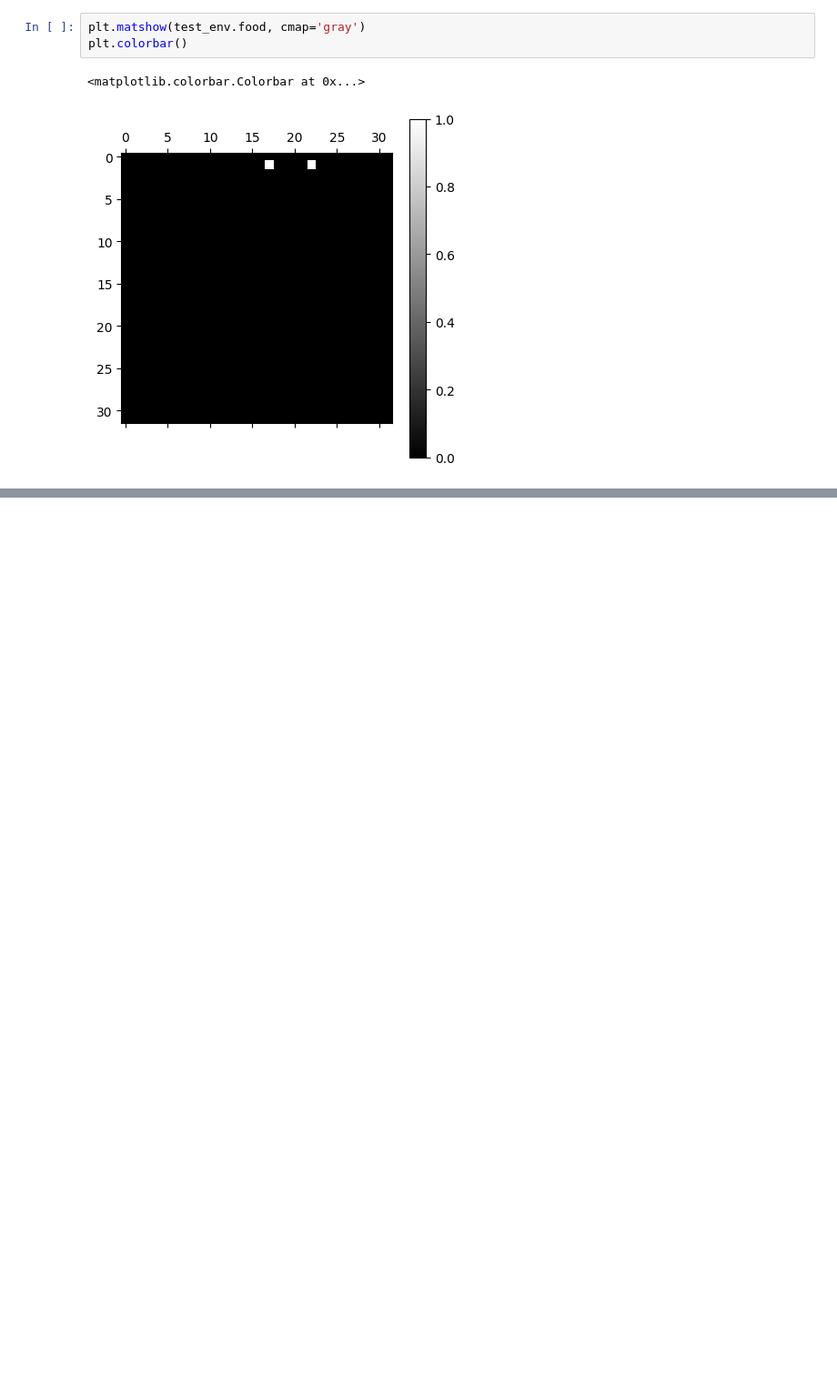
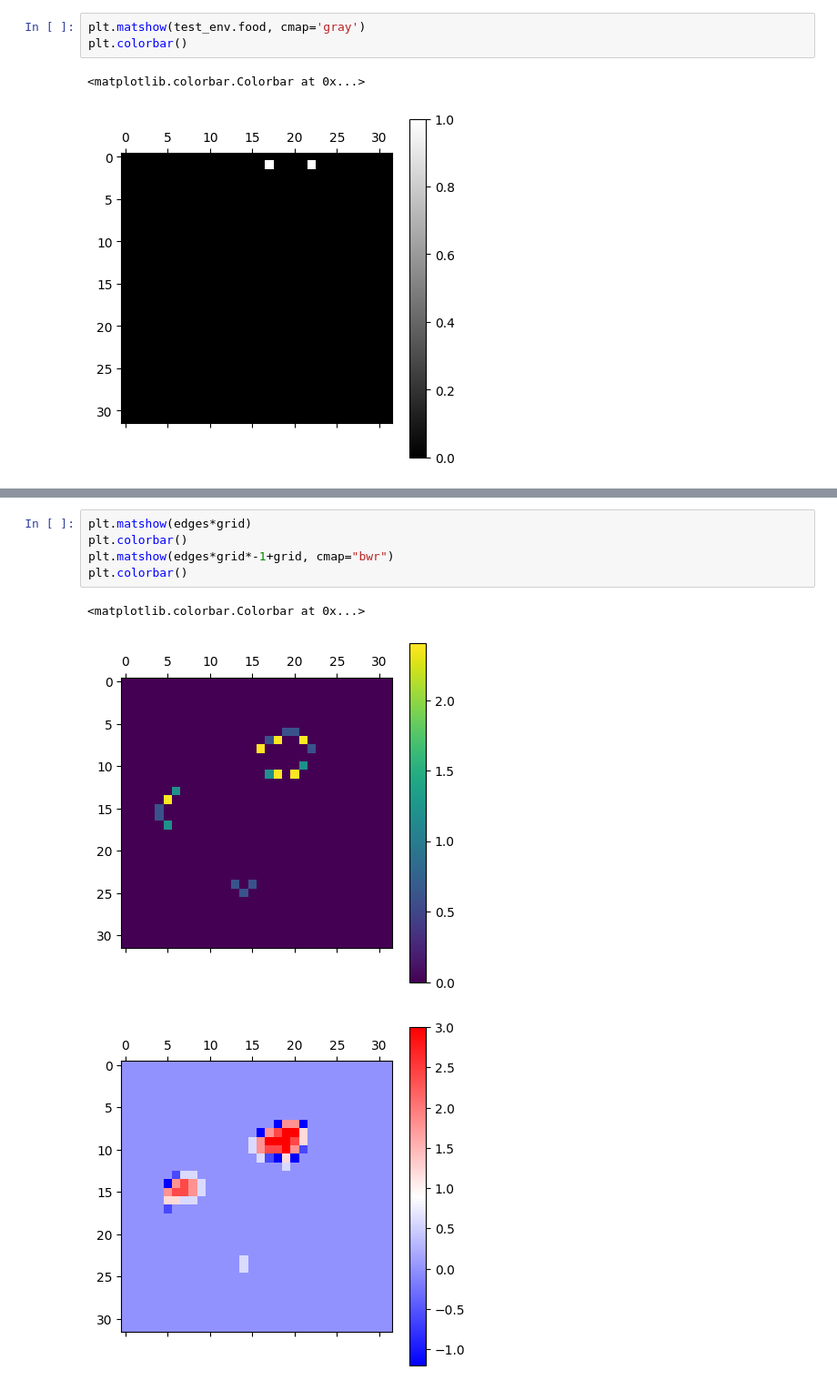
Before and after one commit to abarbieu/slime_mold_nca, a Jupyter notebook: playground.ipynb, the cells around one changed output, grey strips where cells are left out. Shown at 91% size. Drawn from its saved outputs; the diff is of its cells as text; blank space fills up the shorter version.

```diff
--- a/playground.ipynb
+++ b/playground.ipynb
@@ -139,0 +122,9 @@ tenv.display()
+# %%
+plt.matshow(edges*grid)
+plt.colorbar()
+plt.matshow(edges*grid*-1+grid, cmap="bwr")
+plt.colorbar()
+# %% [output]
+<matplotlib.colorbar.Colorbar at 0x...>
+[figure, added]
+[figure, added]
```
Also changed, not shown: parts of 9 cells of this notebook, 2 other files.
